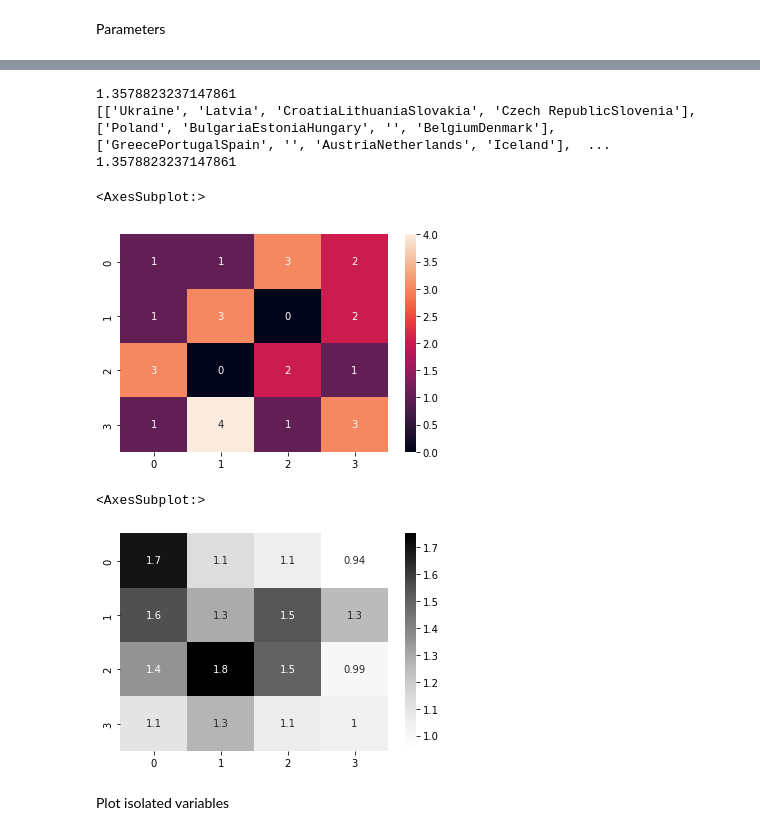
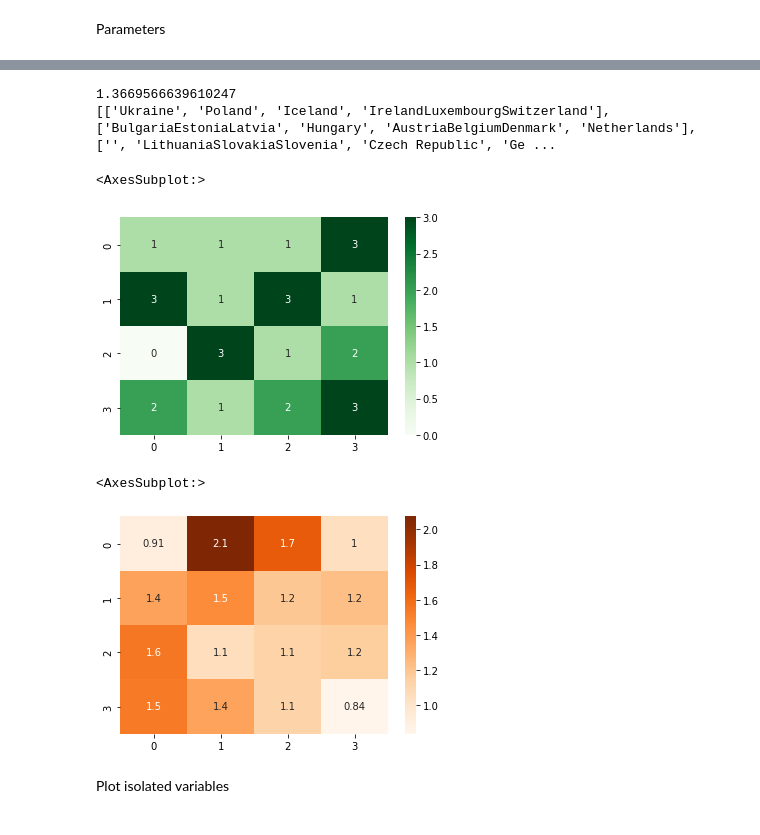
Before and after one commit to camilaborinsky/SIA-tps, a Jupyter notebook: TP4/kohonen.ipynb, the cells around one changed output, grey strips where cells are left out. Cells and saved outputs as stored; diff of their text form; code cells hidden in the pictures.

```diff
--- a/TP4/kohonen.ipynb
+++ b/TP4/kohonen.ipynb
@@ -92,24 +87,21 @@ for i in range(output_dimension):
         distances[i][j] /= heatmap_data[i][j]
         for l in range(len(_input)):
             isolated_variables[l][i][j] /= heatmap_data[i][j]
-
-print(quantization_error)
 # %% [output]
-1.3578823237147861
-[['Ukraine', 'Latvia', 'CroatiaLithuaniaSlovakia', 'Czech RepublicSlovenia'], ['Poland', 'BulgariaEstoniaHungary', '', 'BelgiumDenmark'], ['GreecePortugalSpain', '', 'AustriaNetherlands', 'Iceland'],  ...
-1.3578823237147861
+1.3669566639610247
+[['Ukraine', 'Poland', 'Iceland', 'IrelandLuxembourgSwitzerland'], ['BulgariaEstoniaLatvia', 'Hungary', 'AustriaBelgiumDenmark', 'Netherlands'], ['', 'LithuaniaSlovakiaSlovenia', 'Czech Republic', 'Ge ...
 # %%
 import seaborn as sns
 
-sns.heatmap(heatmap_data, annot=True)
+sns.heatmap(heatmap_data, annot=True, cmap="Greens")
 # %% [output]
 <AxesSubplot:>
-[figure, old version]
+[figure, new version]
 # %%
-sns.heatmap(kohonen_network.u_matrix(), annot=True, cmap="Greys")
+sns.heatmap(kohonen_network.u_matrix(), annot=True, cmap="Oranges")
 # %% [output]
 <AxesSubplot:>
-[figure, old version]
+[figure, new version]
 # %% [markdown]
 Plot isolated variables
 # %%
```
Also changed, not shown: parts of 9 cells of this notebook, 11 other files.
